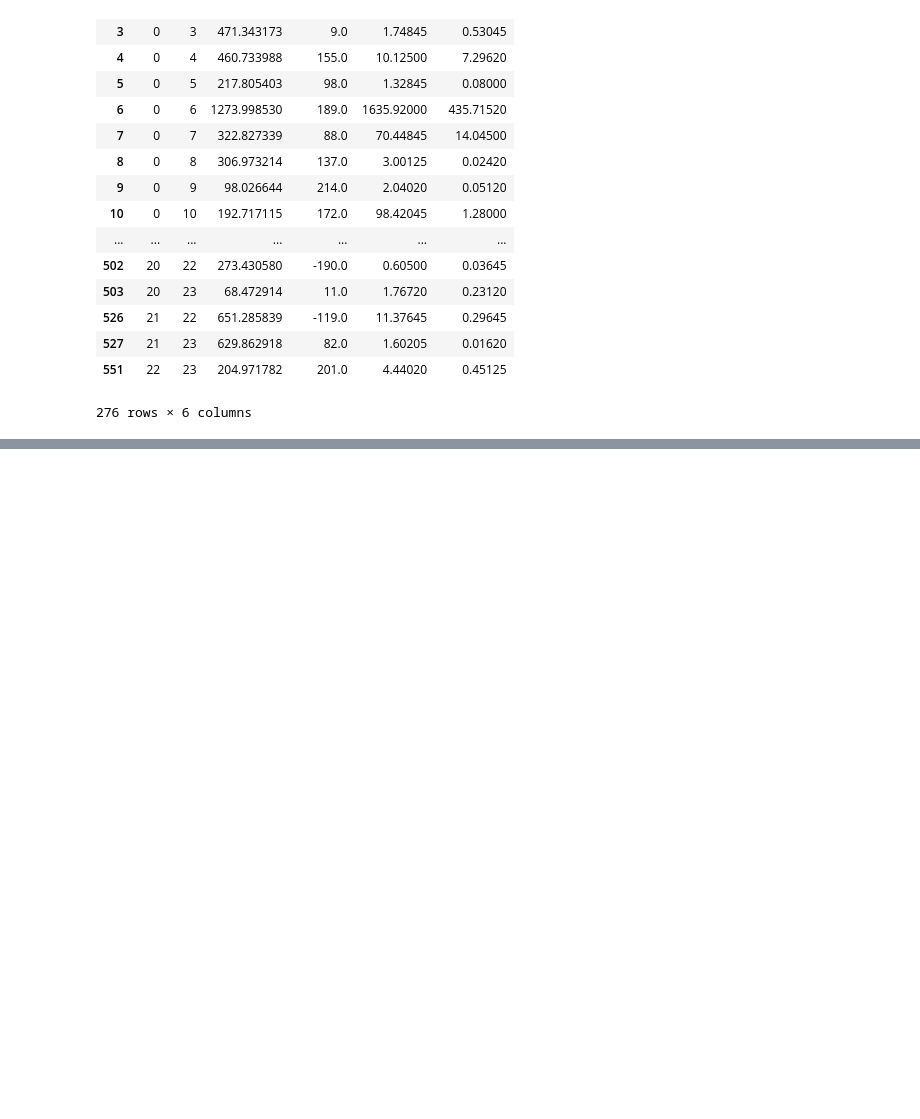
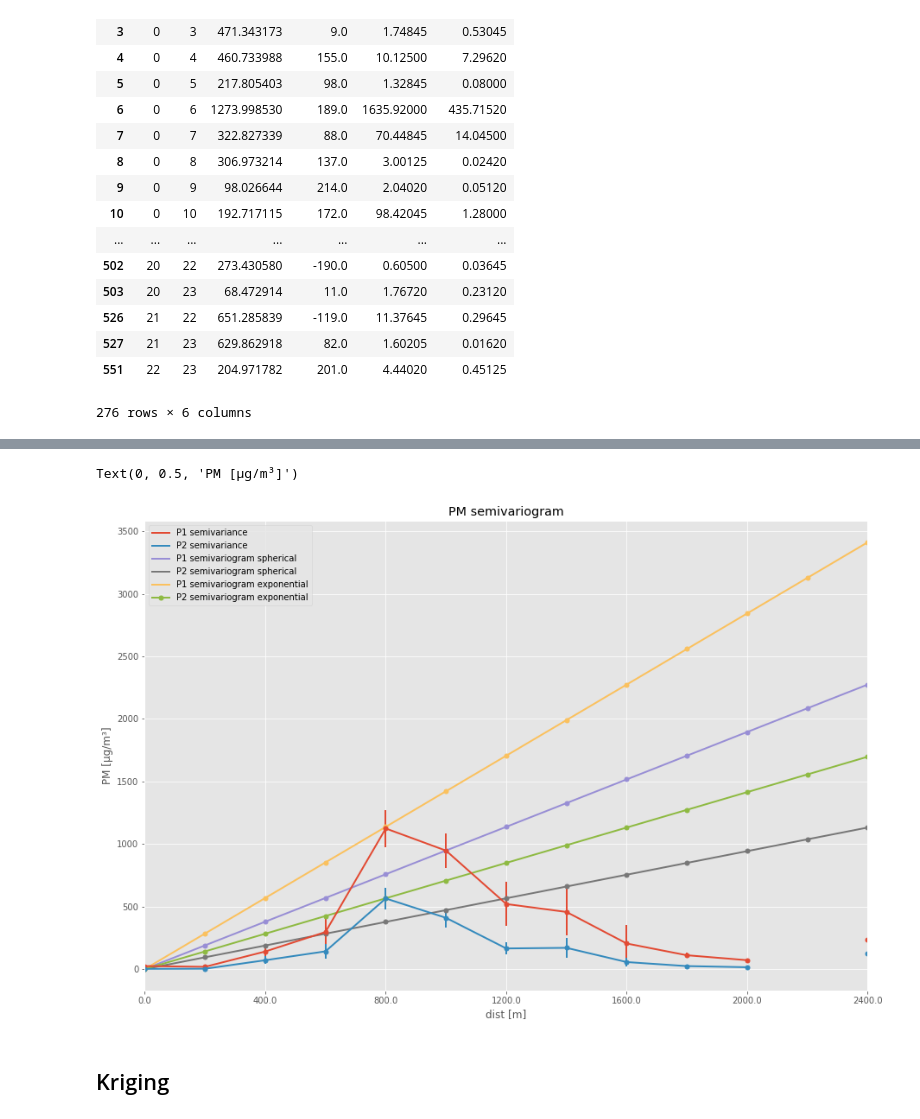
Before and after one commit to clellmann/particle-analysis, a Jupyter notebook: analysis.ipynb, the cells around one changed output, grey strips where cells are left out. Saved outputs shown, nothing was run; the diff lists cells and outputs as text; code cells hidden in the pictures; blank space fills up the shorter version.

```diff
--- a/analysis.ipynb
+++ b/analysis.ipynb
@@ -24,6 +30,8 @@ with open("./app.env") as env_file:
 # %%
 START_TIME = '2019-04-22 19:28:01'
 BOUNDING_BOX = [(48.97, 8.5), (48.6, 9.4)] # NW, SE
+DISTANCE_BINS = 200 # m
+RANGE = 800 # m
 # %% [markdown]
 ## Query data (Raw data source 1)
 # %%
@@ -252,0 +349,10 @@ semivar_df
+# %%
+semivariogram_sperical_p1 = Semivariogram()
+semivariogram_sperical_p2 = Semivariogram()
+semivariogram_exp_p1 = Semivariogram()
+semivariogram_exp_p2 = Semivariogram()
+semivario_df = variogram_df[variogram_df.index <= RANGE]
+print(curve_fit(semivariogram_sperical_p1.spherical_fit, np.array(semivario_df.index.values), np.array(semivario_df['P1_semivar']['mean'].values), p0=[semivario_df['P1_semivar']['mean'].max(), semivario_df['P1_semivar']['mean'][0], semivario_df['P1_semivar']['mean'].idxmax()], bounds=(0,np.inf)))
+print(curve_fit(semivariogram_sperical_p2.spherical_fit, np.array(semivario_df.index.values), np.array(semivario_df['P2_semivar']['mean'].values), p0=[semivario_df['P2_semivar']['mean'].max(), semivario_df['P2_semivar']['mean'][0], semivario_df['P2_semivar']['mean'].idxmax()], bounds=(0,np.inf)))
+print(curve_fit(semivariogram_exp_p1.exponential_fit, np.array(semivario_df.index.values), np.array(semivario_df['P1_semivar']['mean'].values), p0=[semivario_df['P1_semivar']['mean'].max(), semivario_df['P1_semivar']['mean'][0], semivario_df['P1_semivar']['mean'].idxmax()], bounds=(0,np.inf)))
+print(curve_fit(semivariogram_exp_p2.exponential_fit, np.array(semivario_df.index.values), np.array(semivario_df['P2_semivar']['mean'].values), p0=[semivario_df['P2_semivar']['mean'].max(), semivario_df['P2_semivar']['mean'][0], semivario_df['P2_semivar']['mean'].idxmax()], bounds=(0,np.inf)))
@@ -252,0 +372,26 @@ semivar_df
+# %%
+semivariogram_df = variogram_df
+semivariogram_df['dist'] = semivariogram_df.index
+semivariogram_df['fit_P1_sph'] = semivariogram_df.apply(lambda row: semivariogram_sperical_p1.spherical(float(row['dist'])), axis=1)
+semivariogram_df['fit_P2_sph'] = semivariogram_df.apply(lambda row: semivariogram_sperical_p2.spherical(float(row['dist'])), axis=1)
+semivariogram_df['fit_P1_exp'] = semivariogram_df.apply(lambda row: semivariogram_exp_p1.spherical(float(row['dist'])), axis=1)
+semivariogram_df['fit_P2_exp'] = semivariogram_df.apply(lambda row: semivariogram_exp_p2.spherical(float(row['dist'])), axis=1)
+ax = semivariogram_df['P1_semivar']['mean'].plot(yerr=semivariogram_df['P1_semivar']['calc_errors'], marker='.', markersize=10,
+                                             grid=True, label='P1 semivariance', legend=True, figsize=(15,10))
+semivariogram_df['P2_semivar']['mean'].plot(yerr=semivariogram_df['P2_semivar']['calc_errors'], marker='.', markersize=10,
+                                        grid=True, label='P2 semivariance', legend=True, ax=ax, figsize=(15,10))
+semivariogram_df['fit_P1_sph'].plot(marker='.', markersize=10,
+                                grid=True, label='P1 semivariogram spherical', legend=True, ax=ax, figsize=(15,10))
+semivariogram_df['fit_P2_sph'].plot(marker='.', markersize=10,
+                                grid=True, label='P2 semivariogram spherical', legend=True, ax=ax, figsize=(15,10))
+semivariogram_df['fit_P1_exp'].plot(marker='.', markersize=10,
+                                grid=True, label='P1 semivariogram exponential', legend=True, ax=ax, figsize=(15,10))
+semivariogram_df['fit_P2_exp'].plot(marker='.', markersize=10,
+                                grid=True, label='P2 semivariogram exponential', legend=True, ax=ax, figsize=(15,10))
+ax.set_title('PM semivariogram')
+ax.set_ylabel('PM [µg/m³]')
+# %% [output]
+Text(0, 0.5, 'PM [µg/m³]')
+[figure, added]
+# %% [markdown]
+## Kriging
```
Also changed, not shown: parts of 14 cells of this notebook.
